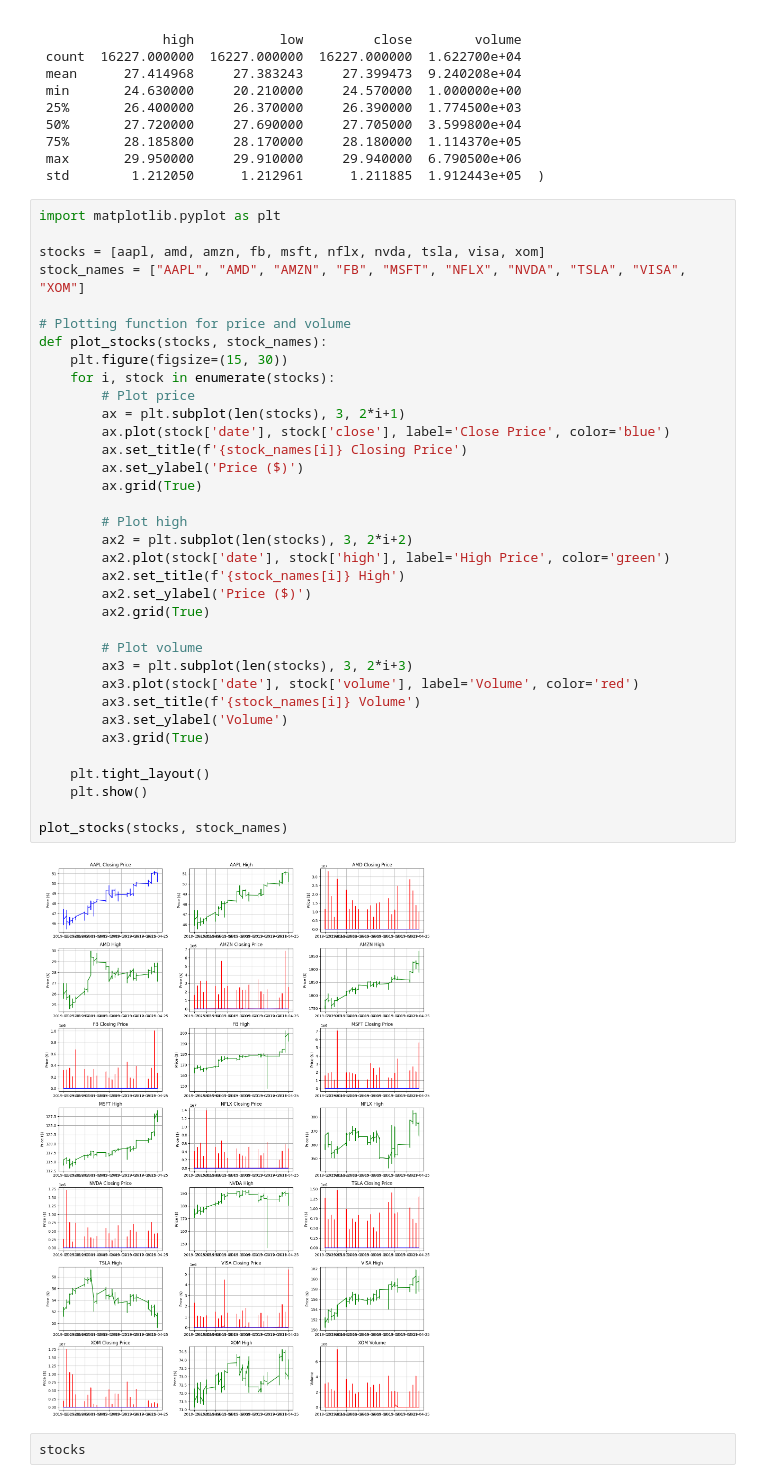
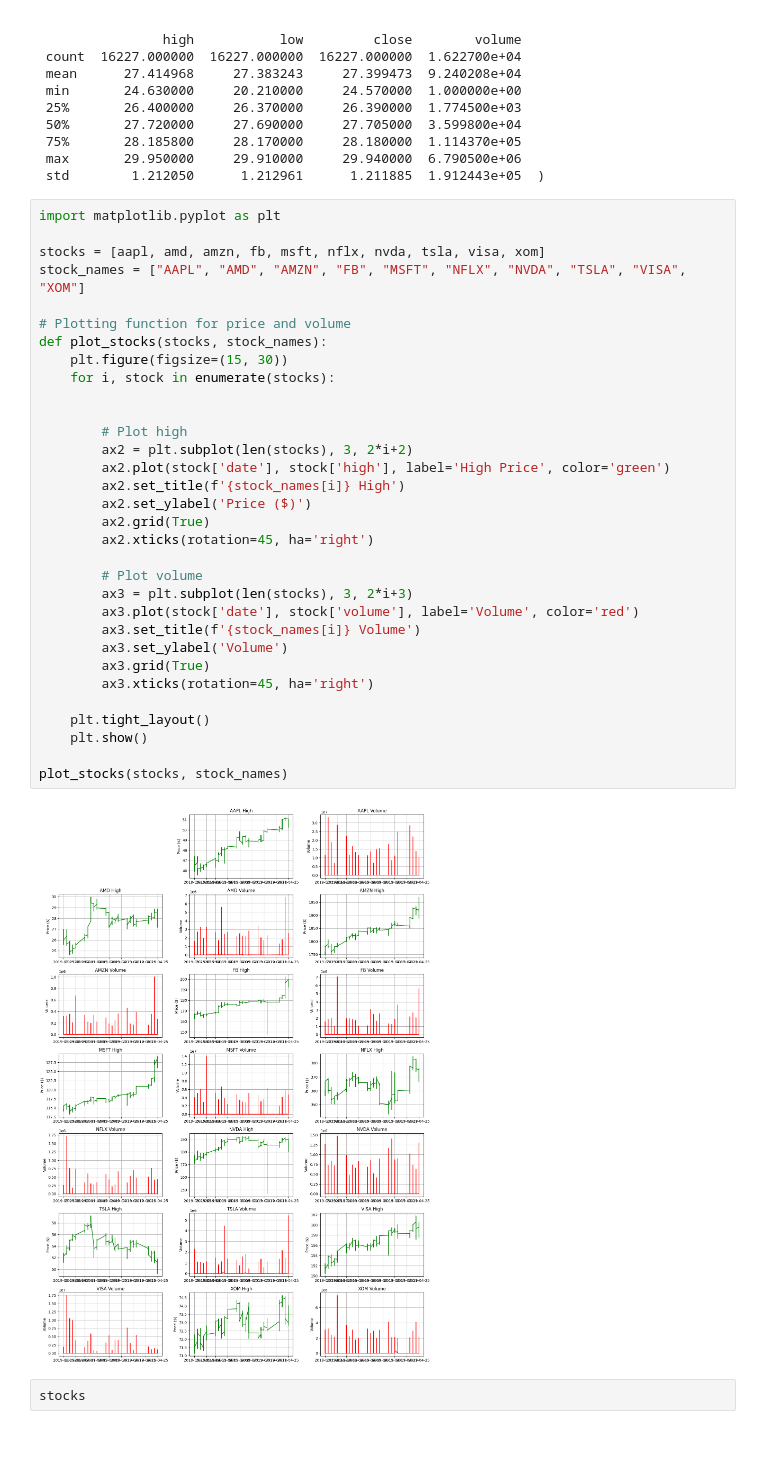
Before and after one commit to danshinn04/stock-price-prediction, a Jupyter notebook: Project.ipynb, the cells around one changed output. Cells and saved outputs as stored; diff of their text form; blank space fills up the shorter version.

```diff
--- a/Project.ipynb
+++ b/Project.ipynb
@@ -114,40 +114,37 @@ memory usage: 887.5 KB
 # %%
 import matplotlib.pyplot as plt
 
 stocks = [aapl, amd, amzn, fb, msft, nflx, nvda, tsla, visa, xom]
 stock_names = ["AAPL", "AMD", "AMZN", "FB", "MSFT", "NFLX", "NVDA", "TSLA", "VISA", "XOM"]
 
 # Plotting function for price and volume
 def plot_stocks(stocks, stock_names):
     plt.figure(figsize=(15, 30))
     for i, stock in enumerate(stocks):
-        # Plot price
-        ax = plt.subplot(len(stocks), 3, 2*i+1)
-        ax.plot(stock['date'], stock['close'], label='Close Price', color='blue')
-        ax.set_title(f'{stock_names[i]} Closing Price')
-        ax.set_ylabel('Price ($)')
-        ax.grid(True)
+
 
         # Plot high
         ax2 = plt.subplot(len(stocks), 3, 2*i+2)
         ax2.plot(stock['date'], stock['high'], label='High Price', color='green')
         ax2.set_title(f'{stock_names[i]} High')
         ax2.set_ylabel('Price ($)')
         ax2.grid(True)
+        ax2.xticks(rotation=45, ha='right')
 
         # Plot volume
         ax3 = plt.subplot(len(stocks), 3, 2*i+3)
         ax3.plot(stock['date'], stock['volume'], label='Volume', color='red')
         ax3.set_title(f'{stock_names[i]} Volume')
         ax3.set_ylabel('Volume')
         ax3.grid(True)
+        ax3.xticks(rotation=45, ha='right')
 
     plt.tight_layout()
     plt.show()
 
 plot_stocks(stocks, stock_names)
 # %% [output]
-[figure, old version]
+[figure, new version]
 # %%
 stocks
 # %% [output]
```
Also changed, not shown: parts of 10 cells of this notebook.
